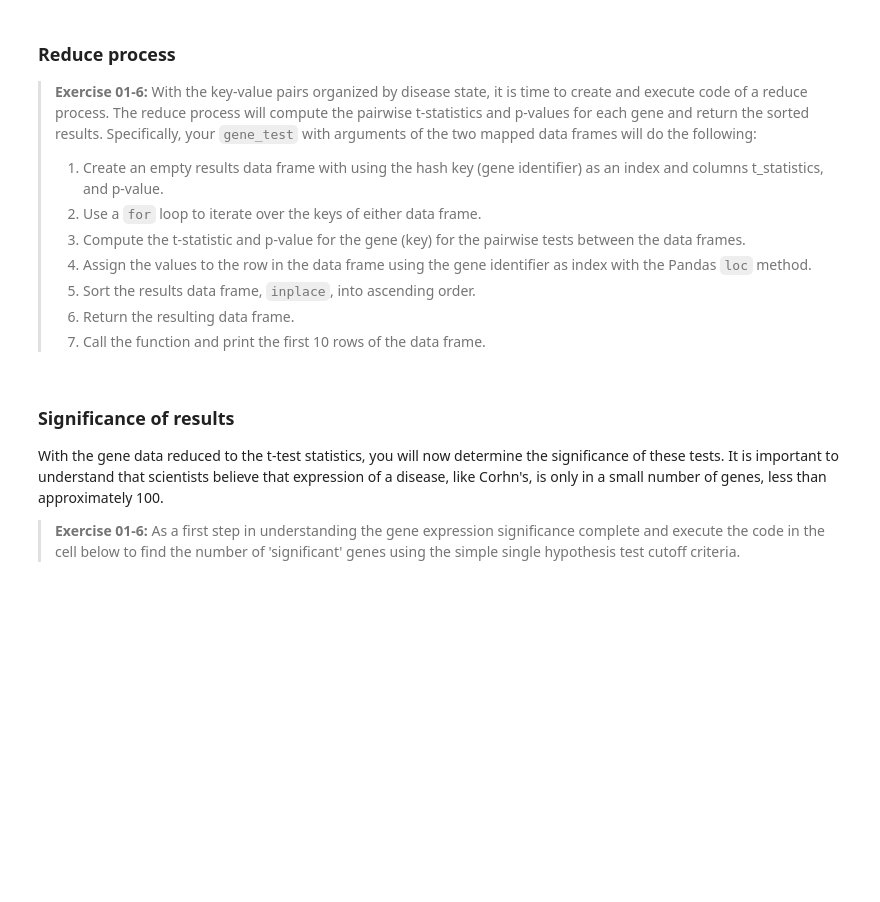
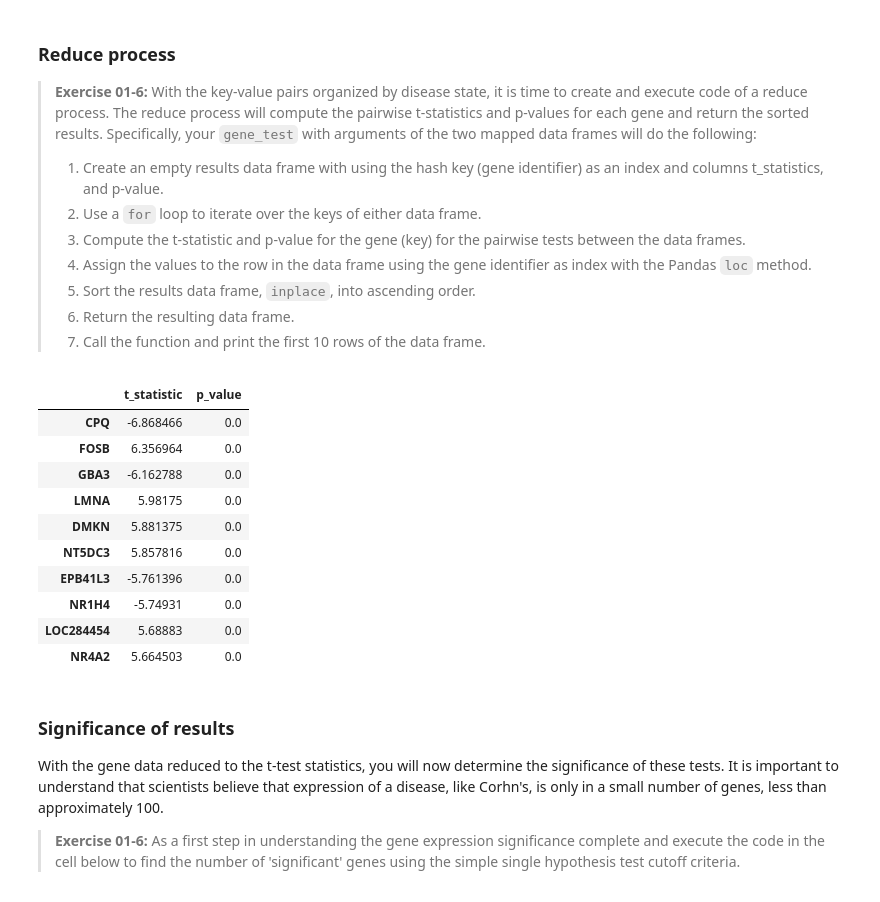
Before and after one commit to whendo/CSCI-E-108, a Jupyter notebook: notebooks/01_PitfallsInDataMining.ipynb, the cells around one changed output. Saved outputs shown, nothing was run; the diff lists cells and outputs as text; code cells hidden in the pictures; blank space fills up the shorter version.

```diff
--- a/notebooks/01_PitfallsInDataMining.ipynb
+++ b/notebooks/01_PitfallsInDataMining.ipynb
@@ -329,6 +318,6 @@ One approach to this problem is to perform hypothesis tests on the expression of
 
 To continue with the example, execute the code in the cell below to load the data and print the dimensionality of the data frame.
 # %%
-gene_data = pd.read_csv('../data/ColonDiseaseGeneData-Cleaned.csv')
+gene_data = pd.read_csv('data/ColonDiseaseGeneData-Cleaned.csv')
 print(gene_data.shape)
 # %% [output]
@@ -388,16 +409,29 @@ crohns.head()
 > 7. Call the function and print the first 10 rows of the data frame.
 # %%
 def gene_test(ulcerative, crohns):
-    test_results = test_results = pd.DataFrame(index = ulcerative.index, columns=['t_statistic','p_value'])
+    test_results = pd.DataFrame(index = ulcerative.index, columns=['t_statistic','p_value'])
     ## Put your code below.
-
-
-
-
-
+    for gene in ulcerative.index:
+        t, p = ttest_ind(ulcerative.loc[gene,:], crohns.loc[gene,:])
+        test_results.loc[gene,'t_statistic'] = t
+        test_results.loc[gene,'p_value'] = p
+    test_results.sort_values(by='p_value', inplace=True)
+    return test_results
 
 gene_statistics = gene_test(ulcerative, crohns)
 gene_statistics.head(10)
+# %% [output]
+|  | t_statistic | p_value |
+| CPQ | -6.868466 | 0.0 |
+| FOSB | 6.356964 | 0.0 |
+| GBA3 | -6.162788 | 0.0 |
+| LMNA | 5.98175 | 0.0 |
+| DMKN | 5.881375 | 0.0 |
+| NT5DC3 | 5.857816 | 0.0 |
+| EPB41L3 | -5.761396 | 0.0 |
+| NR1H4 | -5.74931 | 0.0 |
+| LOC284454 | 5.68883 | 0.0 |
+| NR4A2 | 5.664503 | 0.0 |
 # %% [markdown]
 ### Significance of results
 
```
Also changed, not shown: parts of 21 cells of this notebook.
